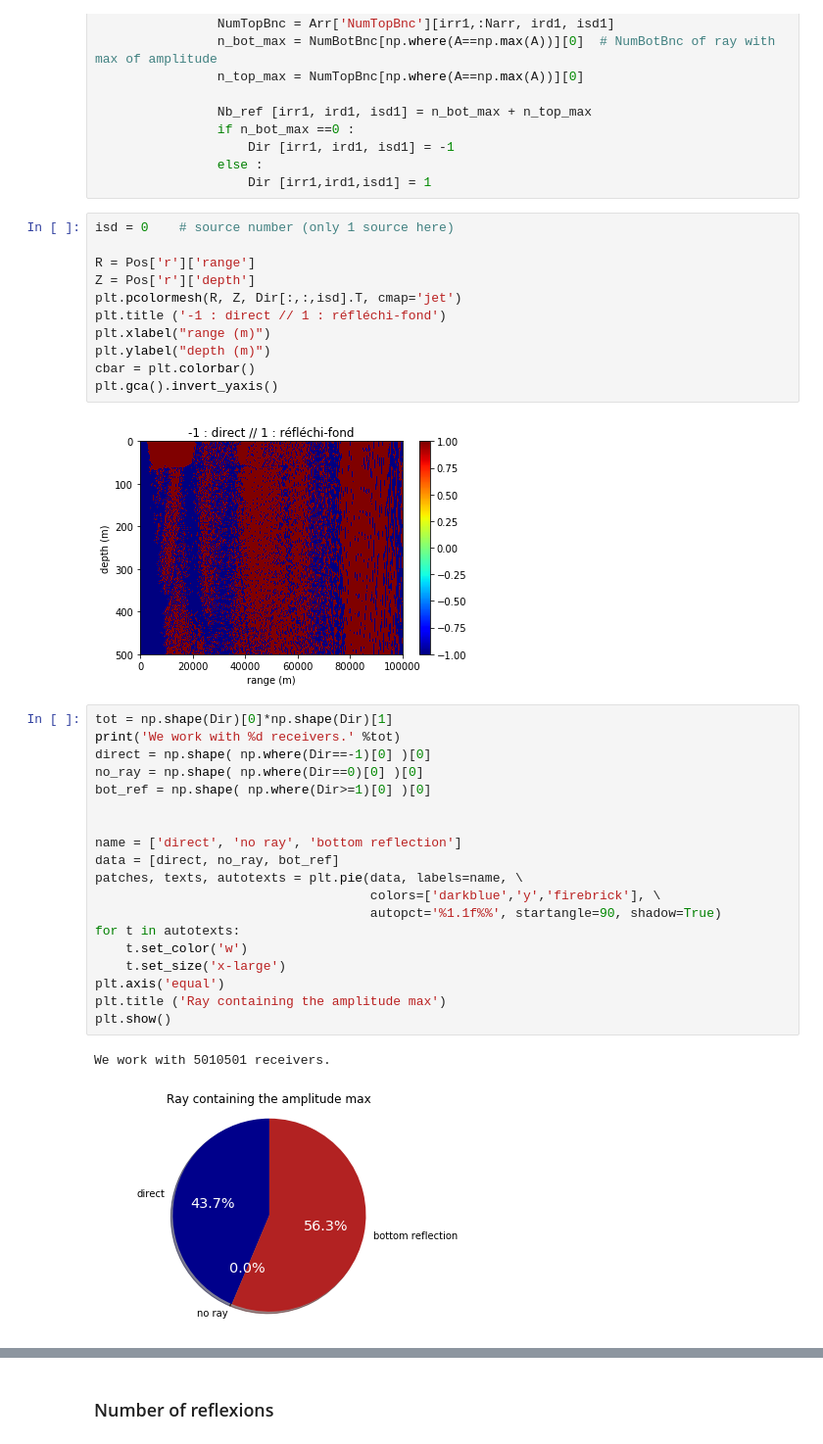
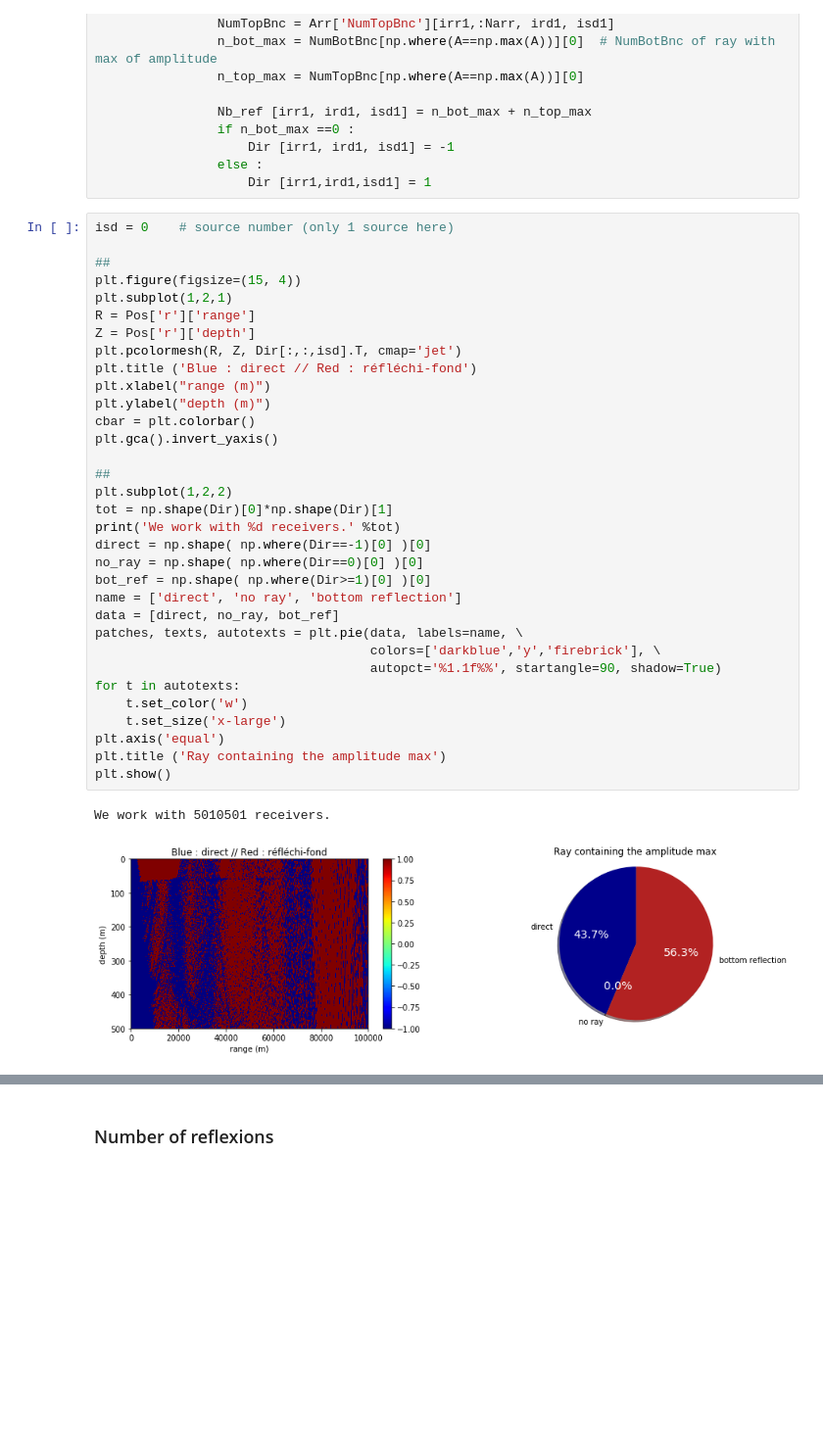
Before and after one commit to ponchama/Cognac_Acoustique, a Jupyter notebook: Bellhop/Arrival_times.ipynb, the cells around one changed output, grey strips where cells are left out. Shown at 98% size. Drawn from its saved outputs; the diff is of its cells as text; blank space fills up the shorter version.

```diff
--- a/Bellhop/Arrival_times.ipynb
+++ b/Bellhop/Arrival_times.ipynb
@@ -246,38 +258,39 @@ for isd1 in range (Nsd):
                     Dir [irr1, ird1, isd1] = -1
                 else :
                     Dir [irr1,ird1,isd1] = 1
-# %%
-isd = 0    # source number (only 1 source here)
-
-R = Pos['r']['range']
-Z = Pos['r']['depth']
-plt.pcolormesh(R, Z, Dir[:,:,isd].T, cmap='jet')
-plt.title ('-1 : direct // 1 : réfléchi-fond')
-plt.xlabel("range (m)")
-plt.ylabel("depth (m)")
-cbar = plt.colorbar()
-plt.gca().invert_yaxis()
-# %% [output]
-[figure, removed]
 # %%
+isd = 0    # source number (only 1 source here)
+
+##
+plt.figure(figsize=(15, 4))
+plt.subplot(1,2,1)
+R = Pos['r']['range']
+Z = Pos['r']['depth']
+plt.pcolormesh(R, Z, Dir[:,:,isd].T, cmap='jet')
+plt.title ('Blue : direct // Red : réfléchi-fond')
+plt.xlabel("range (m)")
+plt.ylabel("depth (m)")
+cbar = plt.colorbar()
+plt.gca().invert_yaxis()
+
+##
+plt.subplot(1,2,2)
 tot = np.shape(Dir)[0]*np.shape(Dir)[1]
 print('We work with %d receivers.' %tot)
 direct = np.shape( np.where(Dir==-1)[0] )[0]
 no_ray = np.shape( np.where(Dir==0)[0] )[0]
 bot_ref = np.shape( np.where(Dir>=1)[0] )[0]
-
-
 name = ['direct', 'no ray', 'bottom reflection']
 data = [direct, no_ray, bot_ref]
 patches, texts, autotexts = plt.pie(data, labels=name, \
                                     colors=['darkblue','y','firebrick'], \
                                     autopct='%1.1f%%', startangle=90, shadow=True)
 for t in autotexts:
     t.set_color('w')
     t.set_size('x-large')
 plt.axis('equal')
 plt.title ('Ray containing the amplitude max')
 plt.show()
 # %% [output]
 We work with 5010501 receivers.
-[figure, old version]
+[figure, new version]
```
Also changed, not shown: parts of 29 cells of this notebook, 1 other file.
